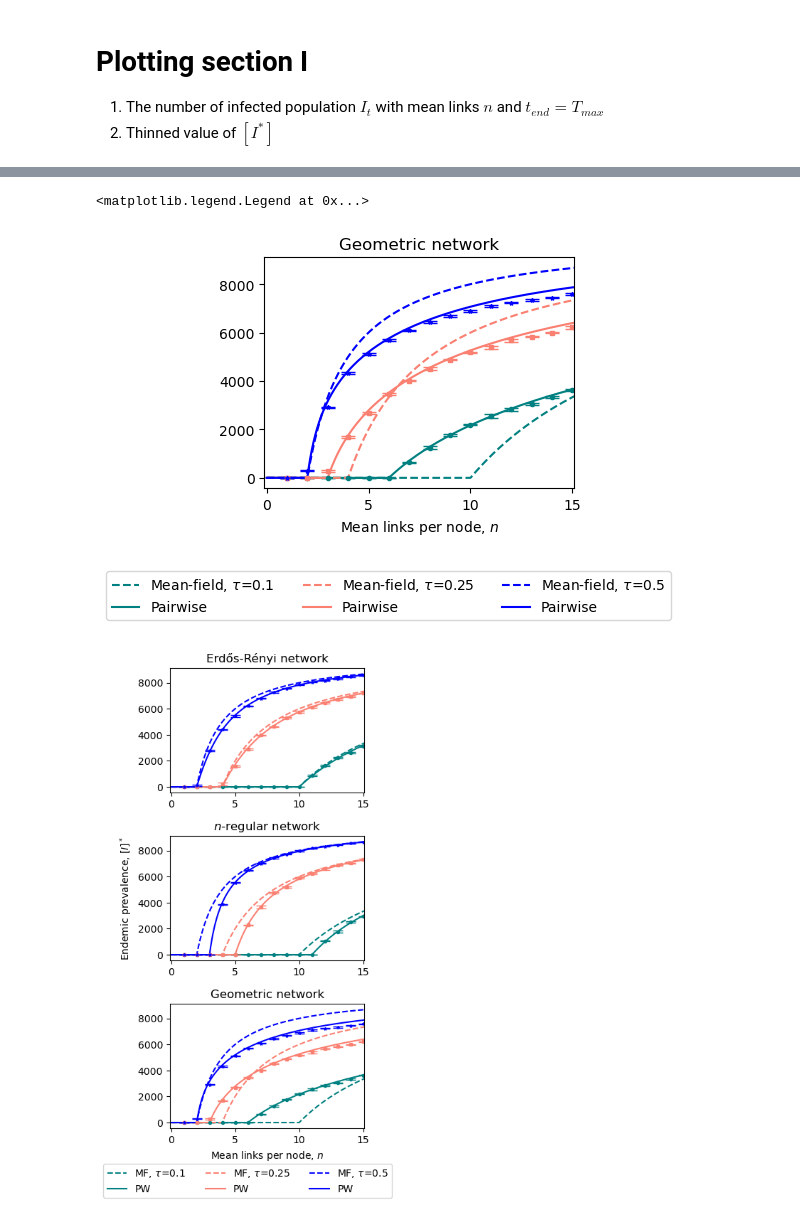
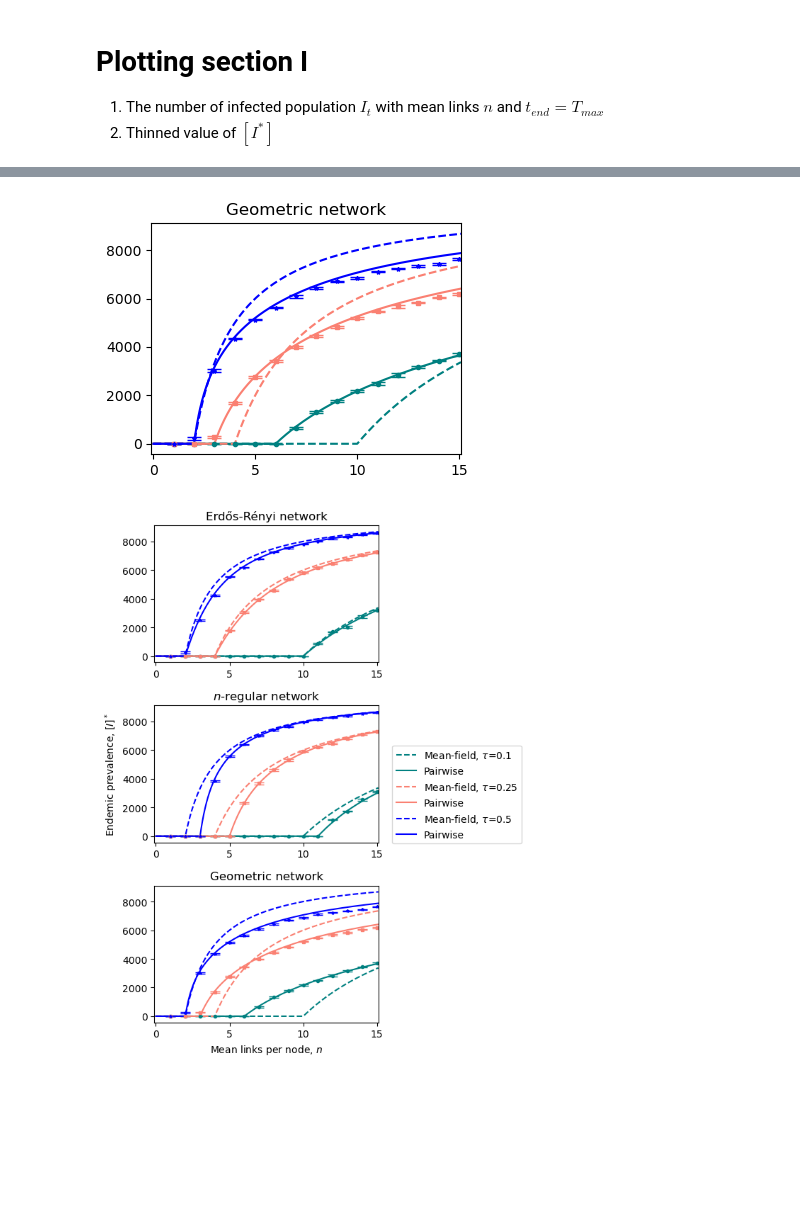
Before and after one commit to thatchai-b/article-trade-off-infs-social-interacts, a Jupyter notebook: Figure_1_meanfield-pairwise-comparison.ipynb, the cells around one changed output, grey strips where cells are left out. Drawn from its saved outputs; the diff is of its cells as text; code cells hidden in the pictures; blank space fills up the shorter version.

```diff
--- a/Figure_1_meanfield-pairwise-comparison.ipynb
+++ b/Figure_1_meanfield-pairwise-comparison.ipynb
@@ -244,0 +238,19 @@ fig3_nreg.tight_layout()
+# %%
+fig3_nreg, axs3_nreg = plt.subplots(len(tau_arr), 1, figsize=(4, 3*len(tau_arr)), sharey=True)
+fig3_nreg.suptitle(r'$n$-regular network')
+axs3_nreg[1].set(ylabel=r'Endemic prevalence, $[I]^*$')
+axs3_nreg[2].set(xlabel=r'Frequency')
+
+dataI_nreg  = []
+
+for tau_index in np.arange(len(tau_arr)):
+    for n_index in np.arange(len(nrange_int)):
+        I_thinning_arr_nreg = burn_in_thinning(t_nreg[tau_index][n_index], I_nreg[tau_index][n_index])
+
+        dataI_nreg = dataI_nreg + [list(I_thinning_arr_nreg)]
+        axs3_nreg[tau_index].hist(I_thinning_arr_nreg, 20, histtype='step', linestyle='-', lw=1, orientation='horizontal', label=r'$n$-regular')
+        axs3_nreg[tau_index].set_title(r'$\tau$='+str(tau_arr[tau_index]) )
+dataI_nreg = np.array(dataI_nreg, dtype=object)
+dataI_nreg = dataI_nreg.reshape(len(tau_arr), len(nrange_int))
+
+fig3_nreg.tight_layout()
@@ -245,6 +259,5 @@ fig3_nreg.tight_layout()
 # %%
-fig_nreg, axs_nreg = plt.subplots(1, 1, figsize=(4.2, 3), sharey=True)
-axs_nreg.set(ylabel=r'Endemic prevalence, $[I]^*$')
+fig_nreg, axs_nreg = plt.subplots(1, 1, figsize=(4, 3), sharey=True)
 axs_nreg.set_title(r'$n$-regular network')
 axs_nreg.set_xlim(-0.1, maxmeanlink+.1)
 axs_nreg.set_xticks(np.arange(0, maxmeanlink+1, 5))
@@ -296,0 +304,18 @@ fig3_geom.tight_layout()
+# %%
+fig3_geom, axs3_geom = plt.subplots(len(tau_arr), 1, figsize=(4, 3*len(tau_arr)), sharey=True)
+fig3_geom.suptitle(r'Geometric network')
+axs3_geom[1].set(ylabel=r'Endemic prevalence, $[I]^*$')
+axs3_geom[2].set(xlabel=r'Frequency')
+
+dataI_geom = []
+
+for tau_index in np.arange(len(tau_arr)):
+    for n_index in np.arange(len(nrange_int)):
+        I_thinning_arr_geom = burn_in_thinning(t_geom[tau_index][n_index], I_geom[tau_index][n_index])
+
+        dataI_geom = dataI_geom + [list(I_thinning_arr_geom)]
+        axs3_geom[tau_index].hist(I_thinning_arr_geom, 20, histtype='step', linestyle='-', lw=1, orientation='horizontal', label=r'Geometric')
+dataI_geom = np.array(dataI_geom, dtype=object)
+dataI_geom = dataI_geom.reshape(len(tau_arr), len(nrange_int))
+
+fig3_geom.tight_layout()
@@ -297,25 +324,21 @@ fig3_geom.tight_layout()
 # %%
 fig_geom, axs_geom = plt.subplots(1, 1, figsize=(4, 3), sharey=True)
-axs_geom.set(xlabel=r'Mean links per node, $n$')
 axs_geom.set_title(r'Geometric network')
 axs_geom.set_xlim(-0.1, maxmeanlink+.1)
 axs_geom.set_xticks(np.arange(0, maxmeanlink+1, 5))
 
 for tau_index in np.arange(len(tau_arr)):
     for n_index in np.arange(len(nrange_int)):
         axs_geom.errorbar(n_index+1, np.mean(dataI_geom[tau_index][n_index]), yerr=np.std(dataI_geom[tau_index][n_index]),
                          color=colour_set[tau_index], fmt=marker_arr[tau_index], linestyle='-', markersize=3, capsize=5)
     Istar_mf = Istar_MF(N, nrange_xaxis*tau_arr[tau_index], gamma)
     axs_geom.plot(nrange_xaxis, Istar_mf, colour_set[tau_index], linestyle='--', label=r'Mean-field, $\tau$='+str(tau_arr[tau_index]))
     Istar_pos_geom = Istar_PW(N, nrange_xaxis, tau_arr[tau_index], gamma, 2*(nrange_xaxis-1)/nrange_xaxis )
     axs_geom.plot(nrange_xaxis, Istar_pos_geom, colour_set[tau_index], linestyle='-', label=r'Pairwise')
-
-plt.legend(ncol=3, bbox_to_anchor=(0.40,-.6), loc='lower center')
 # %% [output]
-<matplotlib.legend.Legend at 0x...>
-[figure, old version]
+[figure, new version]
 # %%
-fig4, axs4 = plt.subplots(len(tau_arr), 1, figsize=(4, 8), sharey=True)
+fig4, axs4 = plt.subplots(len(tau_arr), 1, figsize=(7, 8), sharey=True)
 axs4[1].set(ylabel=r'Endemic prevalence, $[I]^*$')
 axs4[2].set(xlabel=r'Mean links per node, $n$')
 
@@ -325,6 +348,7 @@ axs4[2].set_title(r'Geometric network')
 
 for i in range(3):
     axs4[i].set_xlim(-0.1, maxmeanlink+.1)
+    axs4[i].set_xticks(np.arange(0, maxmeanlink+1, 5))
 
 for tau_index in np.arange(len(tau_arr)):
     for n_index in np.arange(len(nrange_int)):
@@ -337,19 +361,18 @@ for tau_index in np.arange(len(tau_arr)):
 
     Istar_mf = Istar_MF(N, nrange_xaxis*tau_arr[tau_index], gamma)
     for i in range(3):
-        axs4[i].plot(nrange_xaxis, Istar_mf, colour_set[tau_index], linestyle='--', lw=1.5, label=r'MF, $\tau$='+str(tau_arr[tau_index]))
+        axs4[i].plot(nrange_xaxis, Istar_mf, colour_set[tau_index], linestyle='--', lw=1.5, label=r'Mean-field, $\tau$='+str(tau_arr[tau_index]))
 
     Istar_pos_ER   = Istar_PW(N, nrange_xaxis, tau_arr[tau_index], gamma, 1)
     Istar_pos_nreg = Istar_PW(N, nrange_xaxis, tau_arr[tau_index], gamma, (nrange_xaxis-1)/nrange_xaxis )
     Istar_pos_geom = Istar_PW(N, nrange_xaxis, tau_arr[tau_index], gamma, 2*(nrange_xaxis-1)/nrange_xaxis )
 
-    axs4[0].plot(nrange_xaxis, Istar_pos_ER, colour_set[tau_index], linestyle='-',   label=r'PW')
-    axs4[1].plot(nrange_xaxis, Istar_pos_nreg, colour_set[tau_index], linestyle='-', label=r'PW')
-    axs4[2].plot(nrange_xaxis, Istar_pos_geom, colour_set[tau_index], linestyle='-', label=r'PW')
+    axs4[0].plot(nrange_xaxis, Istar_pos_ER, colour_set[tau_index], linestyle='-',   label=r'Pairwise')
+    axs4[1].plot(nrange_xaxis, Istar_pos_nreg, colour_set[tau_index], linestyle='-', label=r'Pairwise')
+    axs4[2].plot(nrange_xaxis, Istar_pos_geom, colour_set[tau_index], linestyle='-', label=r'Pairwise')
 
-
-plt.legend(ncol=3, bbox_to_anchor=(0.40,-.6), loc='lower center')
+axs4[1].legend(ncol=1, bbox_to_anchor=(1.35,0.35), loc='center')
 
 fig4.tight_layout()
 # %% [output]
-[figure, old version]
+[figure, new version]
```
Also changed, not shown: parts of 13 cells of this notebook.
